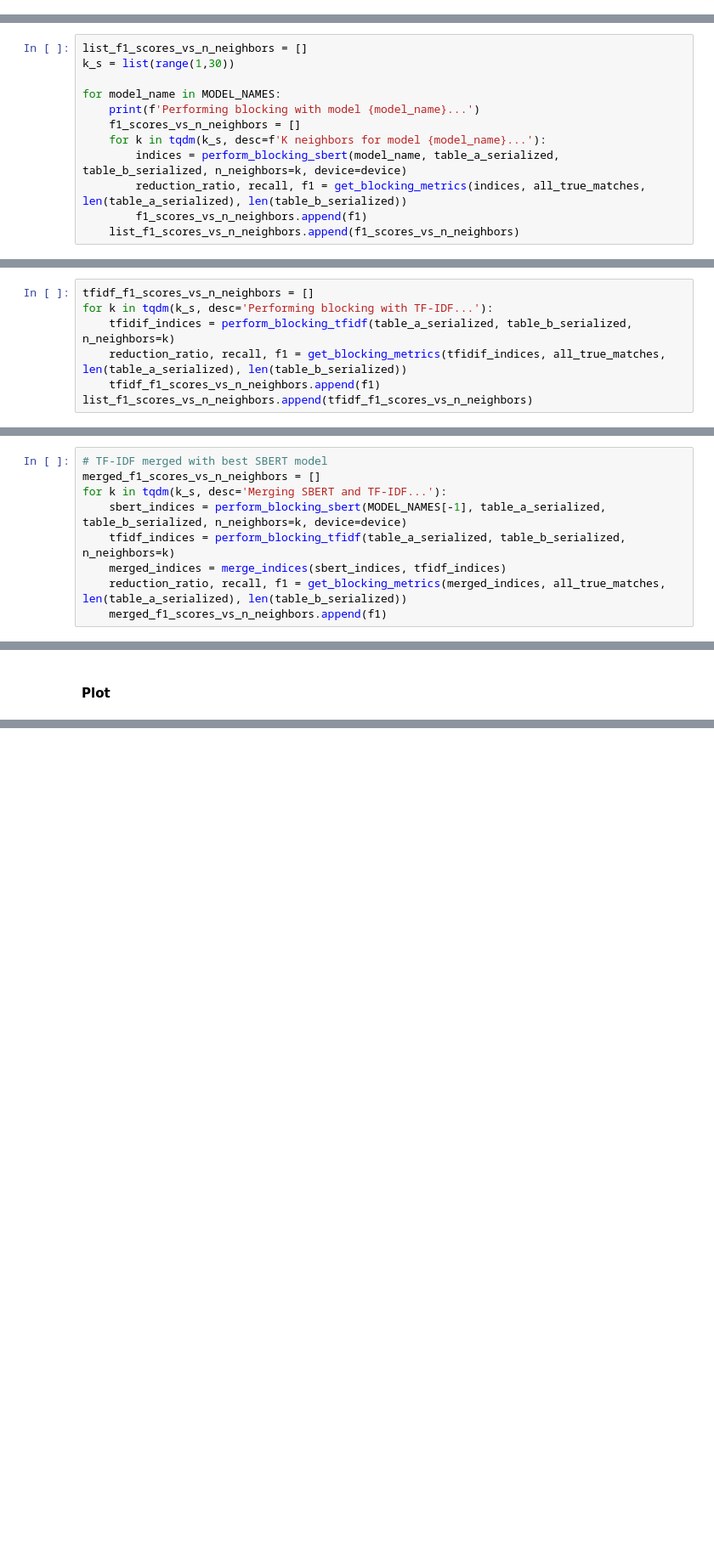
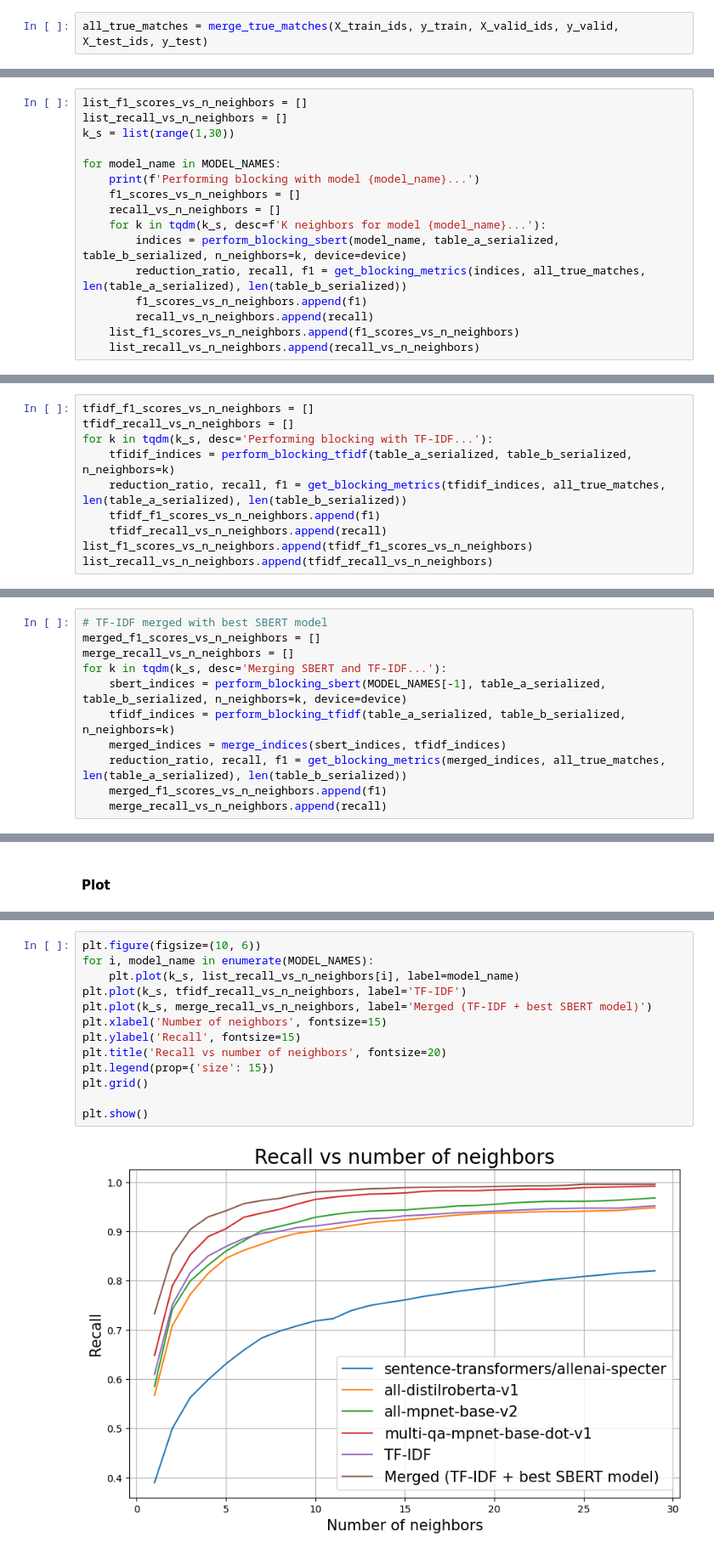
Before and after one commit to ttperr/WavER, a Jupyter notebook: src/blocking/blocking-knn.ipynb, the cells around one changed output, grey strips where cells are left out. Shown at 85% size. Drawn from its saved outputs; the diff is of its cells as text; blank space fills up the shorter version.

```diff
--- a/src/blocking/blocking-knn.ipynb
+++ b/src/blocking/blocking-knn.ipynb
@@ -123,2 +72,4 @@ def merge_indices(indices1, indices2):
+# %%
+all_true_matches = merge_true_matches(X_train_ids, y_train, X_valid_ids, y_valid, X_test_ids, y_test)
 # %% [markdown]
 ## Training
@@ -127,14 +76,18 @@ def merge_indices(indices1, indices2):
 # %%
 list_f1_scores_vs_n_neighbors = []
+list_recall_vs_n_neighbors = []
 k_s = list(range(1,30))
 
 for model_name in MODEL_NAMES:
     print(f'Performing blocking with model {model_name}...')
     f1_scores_vs_n_neighbors = []
+    recall_vs_n_neighbors = []
     for k in tqdm(k_s, desc=f'K neighbors for model {model_name}...'):
         indices = perform_blocking_sbert(model_name, table_a_serialized, table_b_serialized, n_neighbors=k, device=device)
         reduction_ratio, recall, f1 = get_blocking_metrics(indices, all_true_matches, len(table_a_serialized), len(table_b_serialized))
         f1_scores_vs_n_neighbors.append(f1)
+        recall_vs_n_neighbors.append(recall)
     list_f1_scores_vs_n_neighbors.append(f1_scores_vs_n_neighbors)
+    list_recall_vs_n_neighbors.append(recall_vs_n_neighbors)
 # %% [output]
 Performing blocking with model sentence-transformers/allenai-specter...
@@ -145,7 +162,10 @@ TypeError: unhashable type: 'numpy.ndarray'
 # %%
 tfidf_f1_scores_vs_n_neighbors = []
+tfidf_recall_vs_n_neighbors = []
 for k in tqdm(k_s, desc='Performing blocking with TF-IDF...'):
     tfidif_indices = perform_blocking_tfidf(table_a_serialized, table_b_serialized, n_neighbors=k)
     reduction_ratio, recall, f1 = get_blocking_metrics(tfidif_indices, all_true_matches, len(table_a_serialized), len(table_b_serialized))
     tfidf_f1_scores_vs_n_neighbors.append(f1)
+    tfidf_recall_vs_n_neighbors.append(recall)
 list_f1_scores_vs_n_neighbors.append(tfidf_f1_scores_vs_n_neighbors)
+list_recall_vs_n_neighbors.append(tfidf_recall_vs_n_neighbors)
@@ -152,9 +190,11 @@ list_f1_scores_vs_n_neighbors.append(tfidf_f1_scores_vs_n_neighbors)
 # %%
 # TF-IDF merged with best SBERT model
 merged_f1_scores_vs_n_neighbors = []
+merge_recall_vs_n_neighbors = []
 for k in tqdm(k_s, desc='Merging SBERT and TF-IDF...'):
     sbert_indices = perform_blocking_sbert(MODEL_NAMES[-1], table_a_serialized, table_b_serialized, n_neighbors=k, device=device)
     tfidf_indices = perform_blocking_tfidf(table_a_serialized, table_b_serialized, n_neighbors=k)
     merged_indices = merge_indices(sbert_indices, tfidf_indices)
     reduction_ratio, recall, f1 = get_blocking_metrics(merged_indices, all_true_matches, len(table_a_serialized), len(table_b_serialized))
     merged_f1_scores_vs_n_neighbors.append(f1)
+    merge_recall_vs_n_neighbors.append(recall)
@@ -176,0 +235,15 @@ plt.show()
+# %%
+plt.figure(figsize=(10, 6))
+for i, model_name in enumerate(MODEL_NAMES):
+    plt.plot(k_s, list_recall_vs_n_neighbors[i], label=model_name)
+plt.plot(k_s, tfidf_recall_vs_n_neighbors, label='TF-IDF')
+plt.plot(k_s, merge_recall_vs_n_neighbors, label='Merged (TF-IDF + best SBERT model)')
+plt.xlabel('Number of neighbors', fontsize=15)
+plt.ylabel('Recall', fontsize=15)
+plt.title('Recall vs number of neighbors', fontsize=20)
+plt.legend(prop={'size': 15})
+plt.grid()
+
+plt.show()
+# %% [output]
+[figure, added]
```
Also changed, not shown: parts of 10 cells of this notebook, 10 other files.
